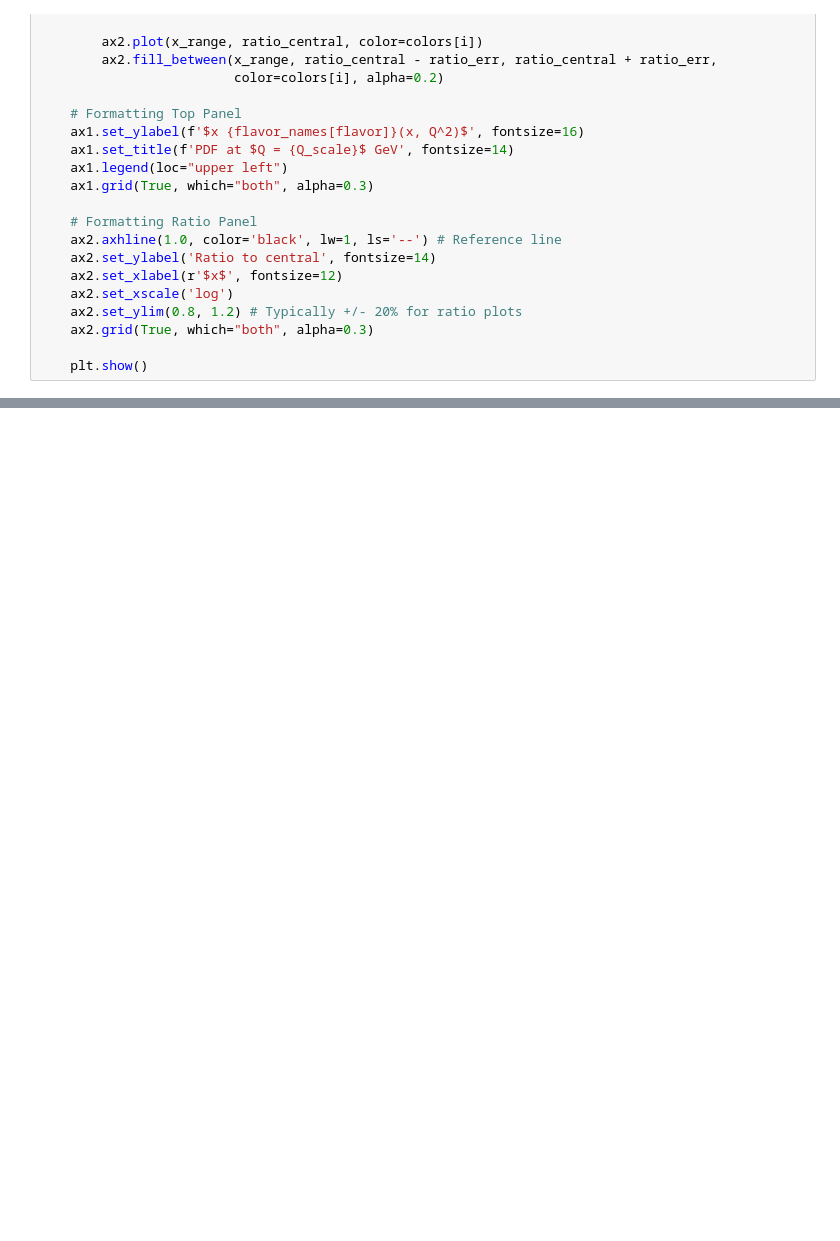
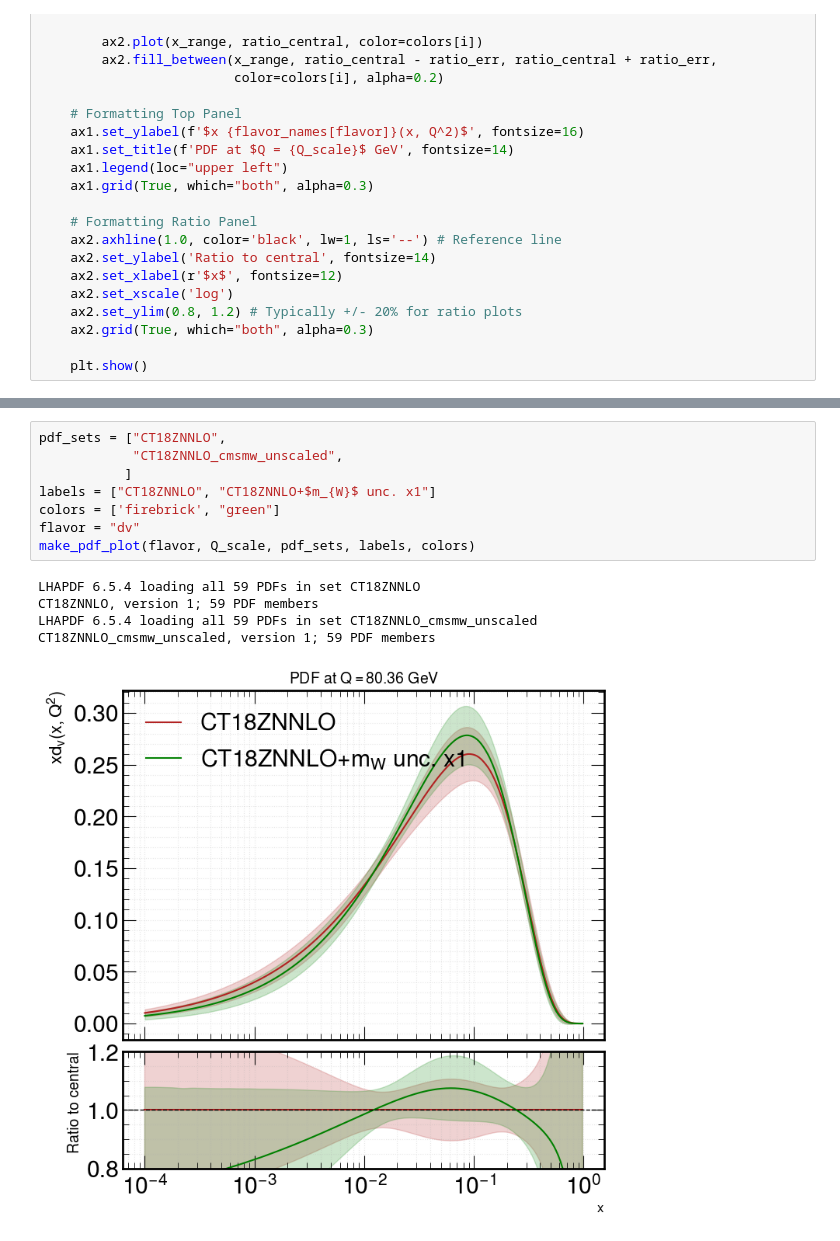
Before and after one commit to c-alexe/WRemnants, a Jupyter notebook: notebooks/PdfDistributionPlots.ipynb, the cells around one changed output, grey strips where cells are left out. Drawn from its saved outputs; the diff is of its cells as text; blank space fills up the shorter version.

```diff
--- a/notebooks/PdfDistributionPlots.ipynb
+++ b/notebooks/PdfDistributionPlots.ipynb
@@ -141,0 +153,14 @@ NNPDF40_nnlo_hessian_pdfas_cmsmw, version 1; 53 PDF members
+# %%
+pdf_sets = ["CT18ZNNLO",
+            "CT18ZNNLO_cmsmw_unscaled",
+           ]
+labels = ["CT18ZNNLO", "CT18ZNNLO+$m_{W}$ unc. x1"]
+colors = ['firebrick', "green"]
+flavor = "dv"
+make_pdf_plot(flavor, Q_scale, pdf_sets, labels, colors)
+# %% [output]
+LHAPDF 6.5.4 loading all 59 PDFs in set CT18ZNNLO
+CT18ZNNLO, version 1; 59 PDF members
+LHAPDF 6.5.4 loading all 59 PDFs in set CT18ZNNLO_cmsmw_unscaled
+CT18ZNNLO_cmsmw_unscaled, version 1; 59 PDF members
+[figure, added]
```
Also changed, not shown: parts of 8 cells of this notebook, 2 other files.
